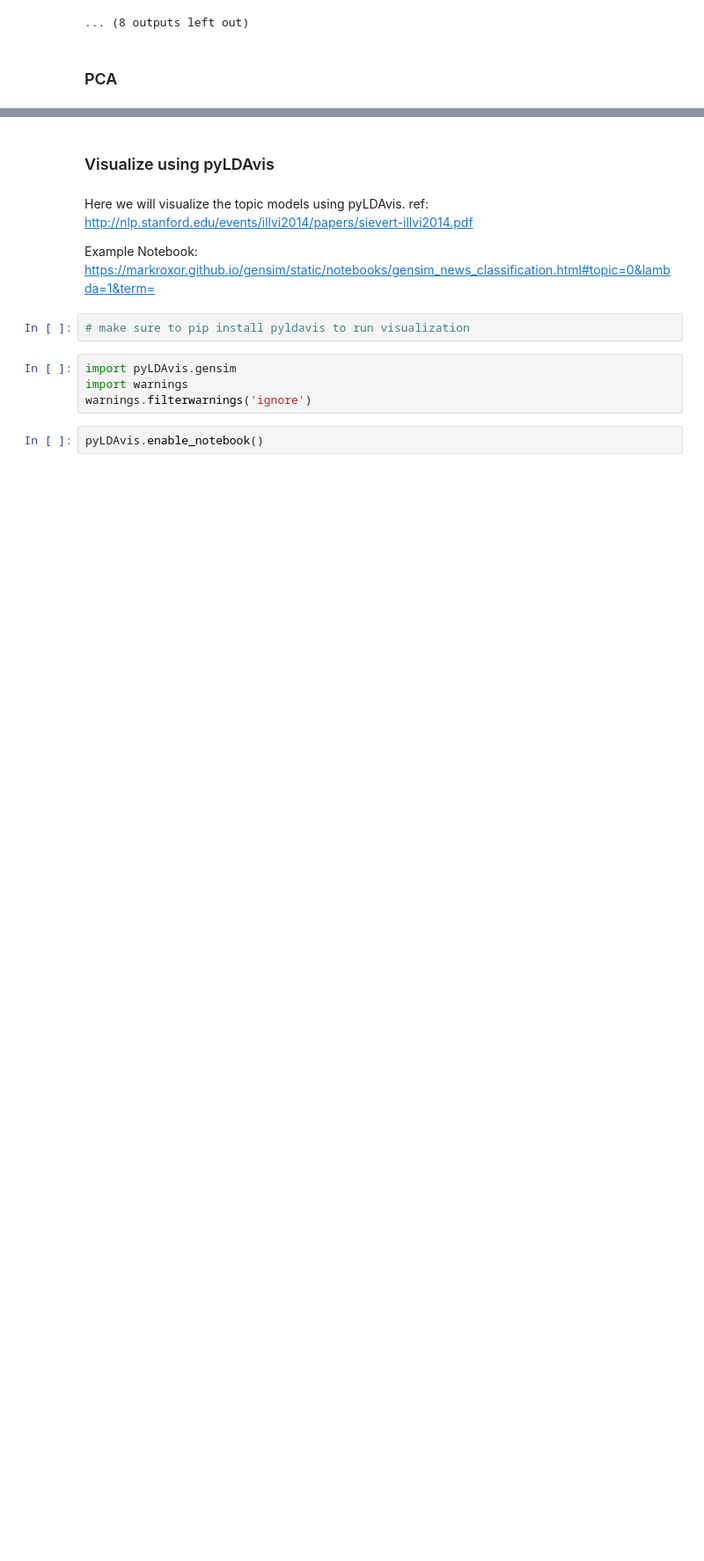
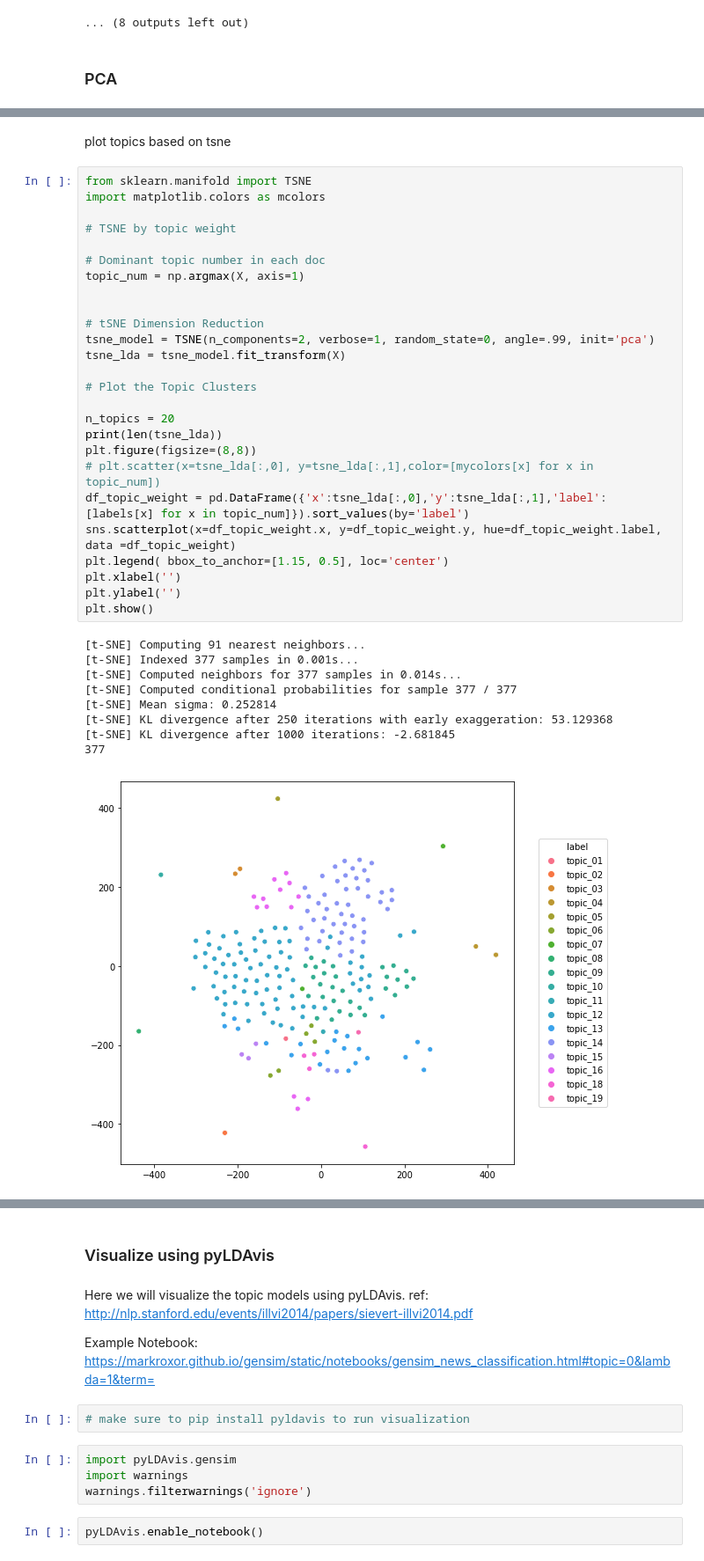
Before and after one commit to dmeyers83/Text-Info-Systems-Project, a Jupyter notebook: Scrape Indeed Job Data.ipynb, the cells around one changed output, grey strips where cells are left out. Shown at 88% size. Cells and saved outputs as stored; diff of their text form; blank space fills up the shorter version.

```diff
--- a/Scrape Indeed Job Data.ipynb
+++ b/Scrape Indeed Job Data.ipynb
@@ -404 +455,39 @@ for n in df.topic_number_idx.unique():
+# %% [markdown]
+plot topics based on tsne
+# %%
+from sklearn.manifold import TSNE
+import matplotlib.colors as mcolors
+
+# TSNE by topic weight
+
+# Dominant topic number in each doc
+topic_num = np.argmax(X, axis=1)
+
+
+# tSNE Dimension Reduction
+tsne_model = TSNE(n_components=2, verbose=1, random_state=0, angle=.99, init='pca')
+tsne_lda = tsne_model.fit_transform(X)
+
+# Plot the Topic Clusters
+
+n_topics = 20
+print(len(tsne_lda))
+plt.figure(figsize=(8,8))
+# plt.scatter(x=tsne_lda[:,0], y=tsne_lda[:,1],color=[mycolors[x] for x in topic_num])
+df_topic_weight = pd.DataFrame({'x':tsne_lda[:,0],'y':tsne_lda[:,1],'label':[labels[x] for x in topic_num]}).sort_values(by='label')
+sns.scatterplot(x=df_topic_weight.x, y=df_topic_weight.y, hue=df_topic_weight.label, data =df_topic_weight)
+plt.legend( bbox_to_anchor=[1.15, 0.5], loc='center')
+plt.xlabel('')
+plt.ylabel('')
+plt.show()
+# %% [output]
+[t-SNE] Computing 91 nearest neighbors...
+[t-SNE] Indexed 377 samples in 0.001s...
+[t-SNE] Computed neighbors for 377 samples in 0.014s...
+[t-SNE] Computed conditional probabilities for sample 377 / 377
+[t-SNE] Mean sigma: 0.252814
+[t-SNE] KL divergence after 250 iterations with early exaggeration: 53.129368
+[t-SNE] KL divergence after 1000 iterations: -2.681845
+377
+[figure, added]
 # %%
```
Also changed, not shown: parts of 20 cells of this notebook.
